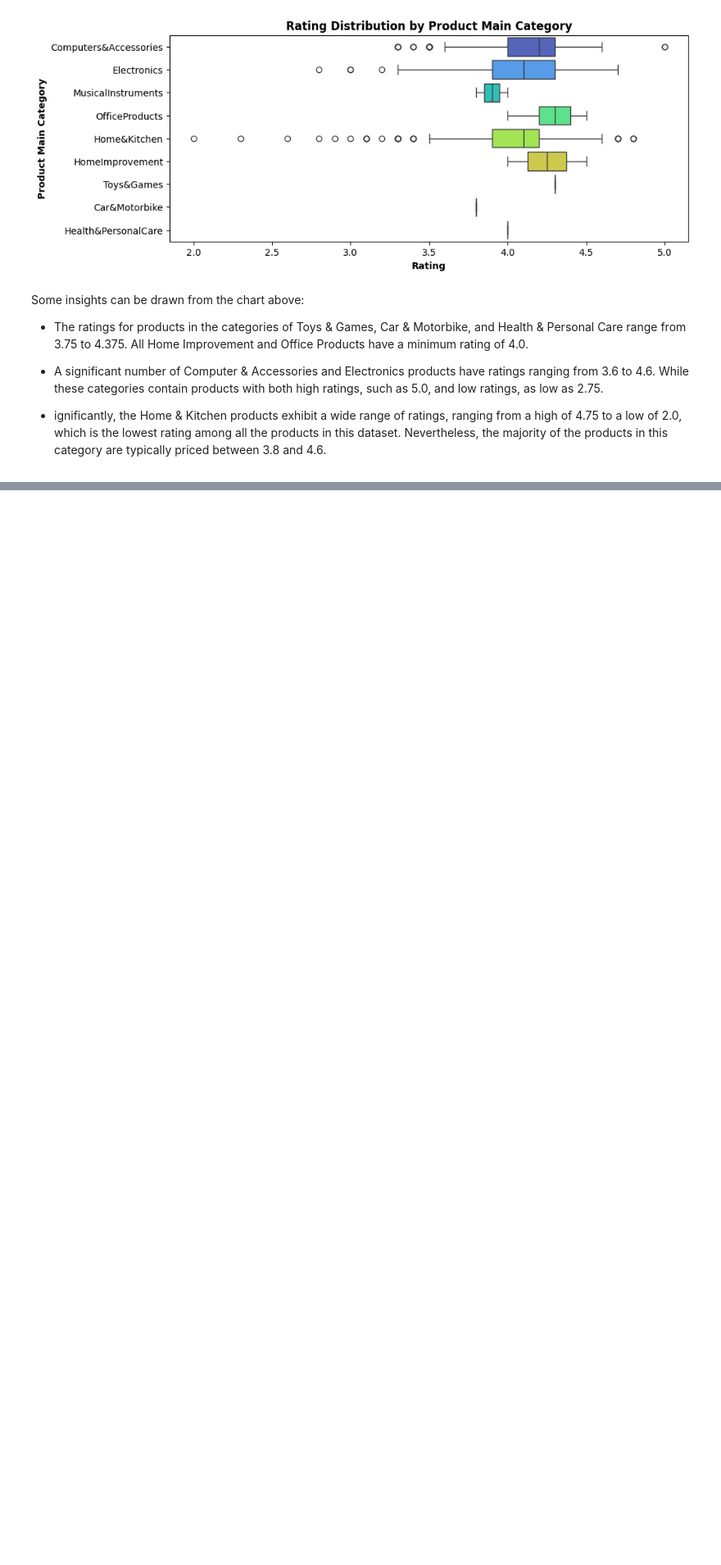
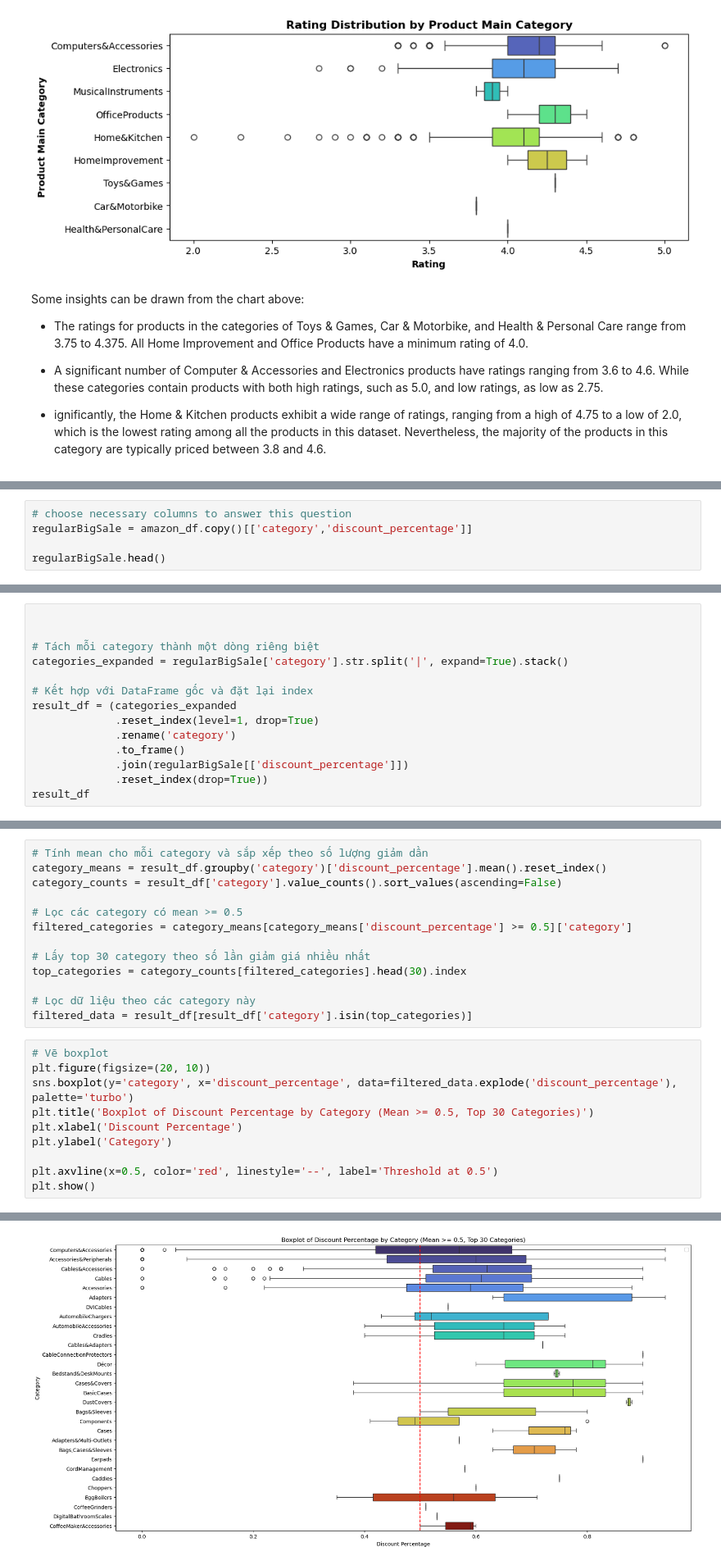
Before and after one commit to buijoe123145/Final_project---Progamming-for-data-science, a Jupyter notebook: src/Final_project.ipynb, the cells around one changed output, grey strips where cells are left out. Shown at 82% size. Saved outputs shown, nothing was run; the diff lists cells and outputs as text; blank space fills up the shorter version.

Commit message:
Add question 4 idea, processing and visualize to find temp answer. Edit Markdown

```diff
--- a/src/Final_project.ipynb
+++ b/src/Final_project.ipynb
@@ -458,0 +464,5 @@ Some insights can be drawn from the chart above:
+# %%
+# choose necessary columns to answer this question
+regularBigSale = amazon_df.copy()[['category','discount_percentage']]
+
+regularBigSale.head()
@@ -458,0 +476,14 @@ Some insights can be drawn from the chart above:
+# %%
+
+
+# Tách mỗi category thành một dòng riêng biệt
+categories_expanded = regularBigSale['category'].str.split('|', expand=True).stack()
+
+# Kết hợp với DataFrame gốc và đặt lại index
+result_df = (categories_expanded
+             .reset_index(level=1, drop=True)
+             .rename('category')
+             .to_frame()
+             .join(regularBigSale[['discount_percentage']])
+             .reset_index(drop=True))
+result_df
@@ -458,0 +504,24 @@ Some insights can be drawn from the chart above:
+# %%
+# Tính mean cho mỗi category và sắp xếp theo số lượng giảm dần
+category_means = result_df.groupby('category')['discount_percentage'].mean().reset_index()
+category_counts = result_df['category'].value_counts().sort_values(ascending=False)
+
+# Lọc các category có mean >= 0.5
+filtered_categories = category_means[category_means['discount_percentage'] >= 0.5]['category']
+
+# Lấy top 30 category theo số lần giảm giá nhiều nhất
+top_categories = category_counts[filtered_categories].head(30).index
+
+# Lọc dữ liệu theo các category này
+filtered_data = result_df[result_df['category'].isin(top_categories)]
+# %%
+# Vẽ boxplot
+plt.figure(figsize=(20, 10))
+sns.boxplot(y='category', x='discount_percentage', data=filtered_data.explode('discount_percentage'), palette='turbo')
+plt.title('Boxplot of Discount Percentage by Category (Mean >= 0.5, Top 30 Categories)')
+plt.xlabel('Discount Percentage')
+plt.ylabel('Category')
+
+plt.axvline(x=0.5, color='red', linestyle='--', label='Threshold at 0.5')
+plt.show()
+# %% [output]
@@ -458,0 +529 @@ Some insights can be drawn from the chart above:
+[figure, added]
```
Also changed, not shown: parts of 10 cells of this notebook, 1 other file.
